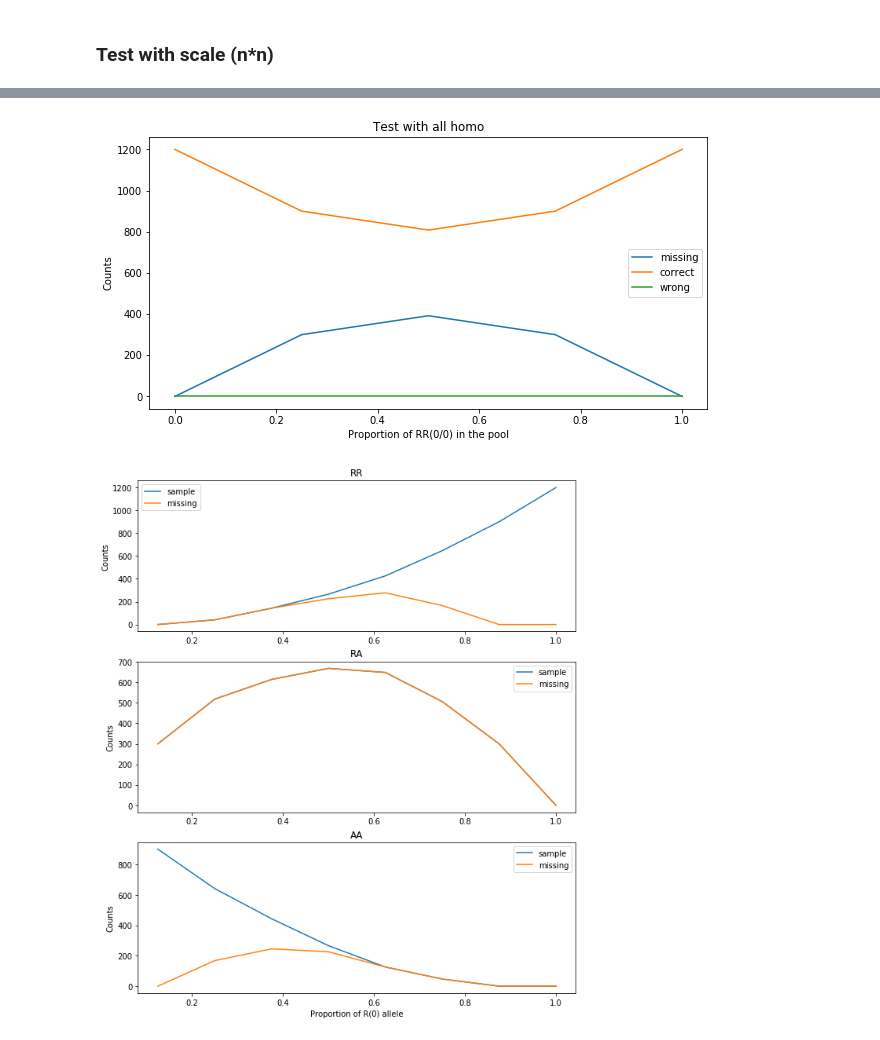
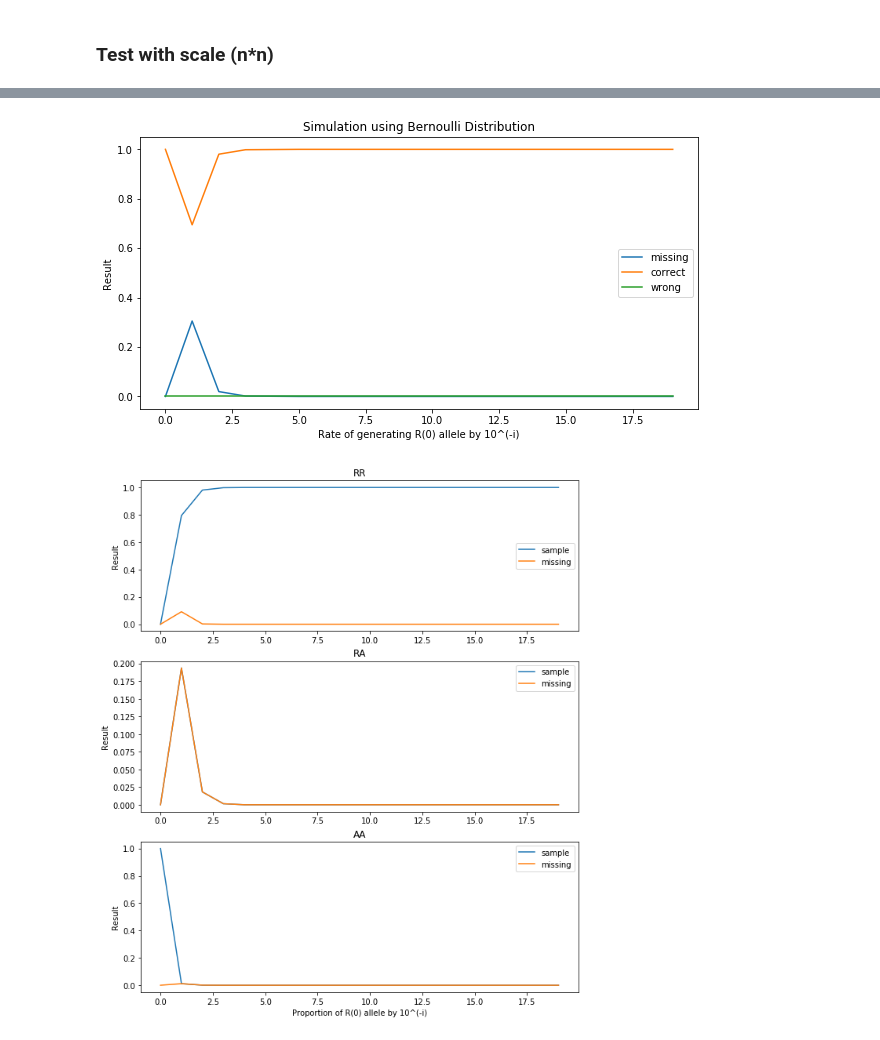
Before and after one commit to Jiarong000/PoolingProject, a Jupyter notebook: Starting_materials/Funftion_run.ipynb, the cells around one changed output, grey strips where cells are left out. Drawn from its saved outputs; the diff is of its cells as text; code cells hidden in the pictures.

```diff
--- a/Starting_materials/Funftion_run.ipynb
+++ b/Starting_materials/Funftion_run.ipynb
@@ -407,16 +380,16 @@ for i in range(pools_size*pools_size*2+1):
     mis=0
     correct=0
     wrong=0
-    for j in range(300):
+    for j in range(repeat):
         sample_gt=generate_by_allele(r,a,pools_size)  ##
         sample_id=generate_id(sample_gt) #
         result=run_pipeline(pool_shape,id_len,pools_nb,pools_size,sample_gt,sample_id)
         mis=mis+result['mis']
         correct=correct+result['correct']
         wrong=wrong+result['wrong']
-    mis_arr=mis_arr+[mis]
-    correct_arr=correct_arr+[correct]
-    wrong_arr=wrong_arr+[wrong]
+    mis_arr=mis_arr+[mis/count_total]
+    correct_arr=correct_arr+[correct/count_total]
+    wrong_arr=wrong_arr+[wrong/count_total]
     control_arr=control_arr+[control]
     control=control+1/(pools_size*pools_size*2)
 # print(mis_arr,correct_arr,wrong_arr,control_arr)
@@ -464,14 +513,14 @@ l1,=plt.plot(control_arr,mis_arr)
 l2,=plt.plot(control_arr,correct_arr)
 l3,=plt.plot(control_arr,wrong_arr)
 plt.legend(handles=[l1,l2,l3],labels=['missing','correct','wrong'],loc='best')
-plt.title('Test with all homo')
-plt.xlabel('Proportion of RR(0/0) in the pool')
-plt.ylabel('Counts')
+plt.title('Simulation using Bernoulli Distribution')
+plt.xlabel('Rate of generating R(0) allele by 10^(-i)')
+plt.ylabel('Result')
 plt.show()
 # %% [output]
-[figure, old version]
+[figure, new version]
 # %%
-# Analize the porportion of missing values in each gt
+# Analize the porportion of missing values in each gt/////bnv
 
 mis00_arr=[]
 mis11_arr=[]
@@ -484,15 +533,14 @@ wrong_arr=[]
 control_arr=[]
 control=0
 
-for i in range(pools_size*pools_size*2):
+for i in range(20): #10^0 to 10^19
     all_result=[]
     all_sample=[]
-    r=i+1
-    a=pools_size*pools_size*2-r
+    rate=1/math.pow(10, i)
     correct=0
     wrong=0
     for j in range(300):
-        sample_gt=generate_by_allele(r,a,pools_size)  ##
+        sample_gt=generate_by_allele_bnv(rate,pools_size)  ##
         sample_id=generate_id(sample_gt) #
         result=run_pipeline_access_with_gt(pool_shape,id_len,pools_nb,pools_size,sample_gt,sample_id)
         all_result.append(result)
@@ -508,43 +556,44 @@ for i in range(pools_size*pools_size*2):
     sample10=sample_count['ar']
     sample11=sample_count['aa']
 
-    sample00_arr=sample00_arr+[sample00]
-    sample11_arr=sample11_arr+[sample11]
-    sample10_arr=sample10_arr+[sample10]
+    sample00_arr=sample00_arr+[sample00/count_total]
+    sample11_arr=sample11_arr+[sample11/count_total]
+    sample10_arr=sample10_arr+[sample10/count_total]
 
-    mis00_arr=mis00_arr+[mis00]
-    mis11_arr=mis11_arr+[mis11]
-    mis10_arr=mis10_arr+[mis10]
-    correct_arr=correct_arr+[correct]
-    wrong_arr=wrong_arr+[wrong]
-    control=control+1/(pools_size*pools_size*2)
+    mis00_arr=mis00_arr+[mis00/count_total]
+    mis11_arr=mis11_arr+[mis11/count_total]
+    mis10_arr=mis10_arr+[mis10/count_total]
+    correct_arr=correct_arr+[correct/count_total]
+    wrong_arr=wrong_arr+[wrong/count_total]
+    control=i
     control_arr=control_arr+[control]
 # %%
 plt.figure(figsize=(10,12))
 plt.subplot(3,1,1)
 l1,=plt.plot(control_arr,sample00_arr)
 l2,=plt.plot(control_arr,mis00_arr)
 plt.legend(handles=[l1,l2],labels=['sample','missing'],loc='best')
 plt.title('RR')
 # plt.xlabel('Proportion of R(0) allele')
-plt.ylabel('Counts')
+plt.ylabel('Result')
 
 plt.subplot(3,1,2)
 l1,=plt.plot(control_arr,sample10_arr)
 l2,=plt.plot(control_arr,mis10_arr)
 plt.legend(handles=[l1,l2],labels=['sample','missing'],loc='best')
 plt.title('RA')
 # plt.xlabel('Proportion of R(0) allele')
-plt.ylabel('Counts')
+plt.ylabel('Result')
 
 plt.subplot(3,1,3)
 l1,=plt.plot(control_arr,sample11_arr)
 l2,=plt.plot(control_arr,mis11_arr)
 plt.legend(handles=[l1,l2],labels=['sample','missing'],loc='best')
 plt.title('AA')
-plt.xlabel('Proportion of R(0) allele')
-plt.ylabel('Counts')
+plt.xlabel('Proportion of R(0) allele by 10^(-i)')
+plt.ylabel('Result')
 
 plt.show()
+# plt.savefig('temp.png')
 # %% [output]
-[figure, old version]
+[figure, new version]
```
Also changed, not shown: parts of 10 cells of this notebook.
